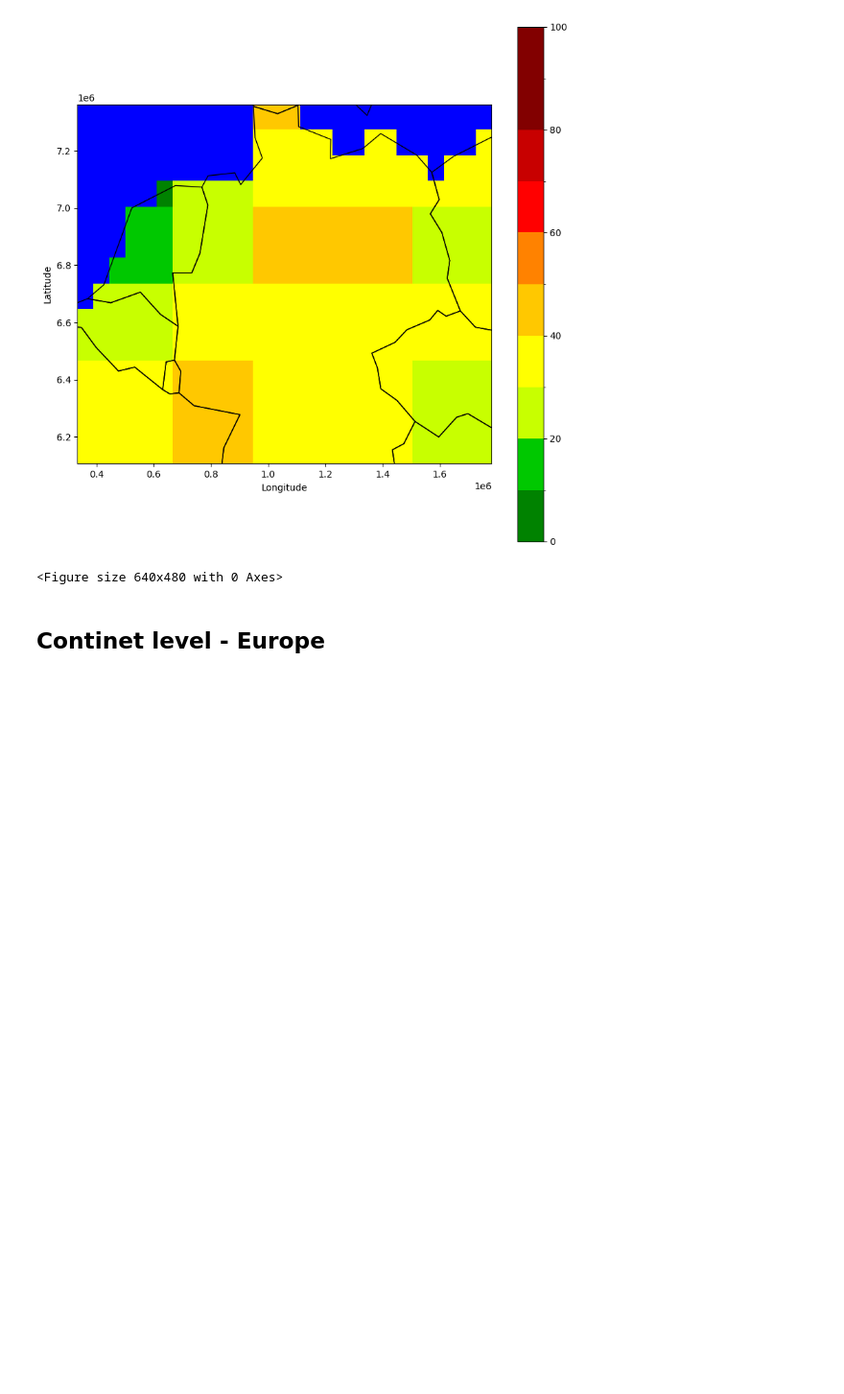
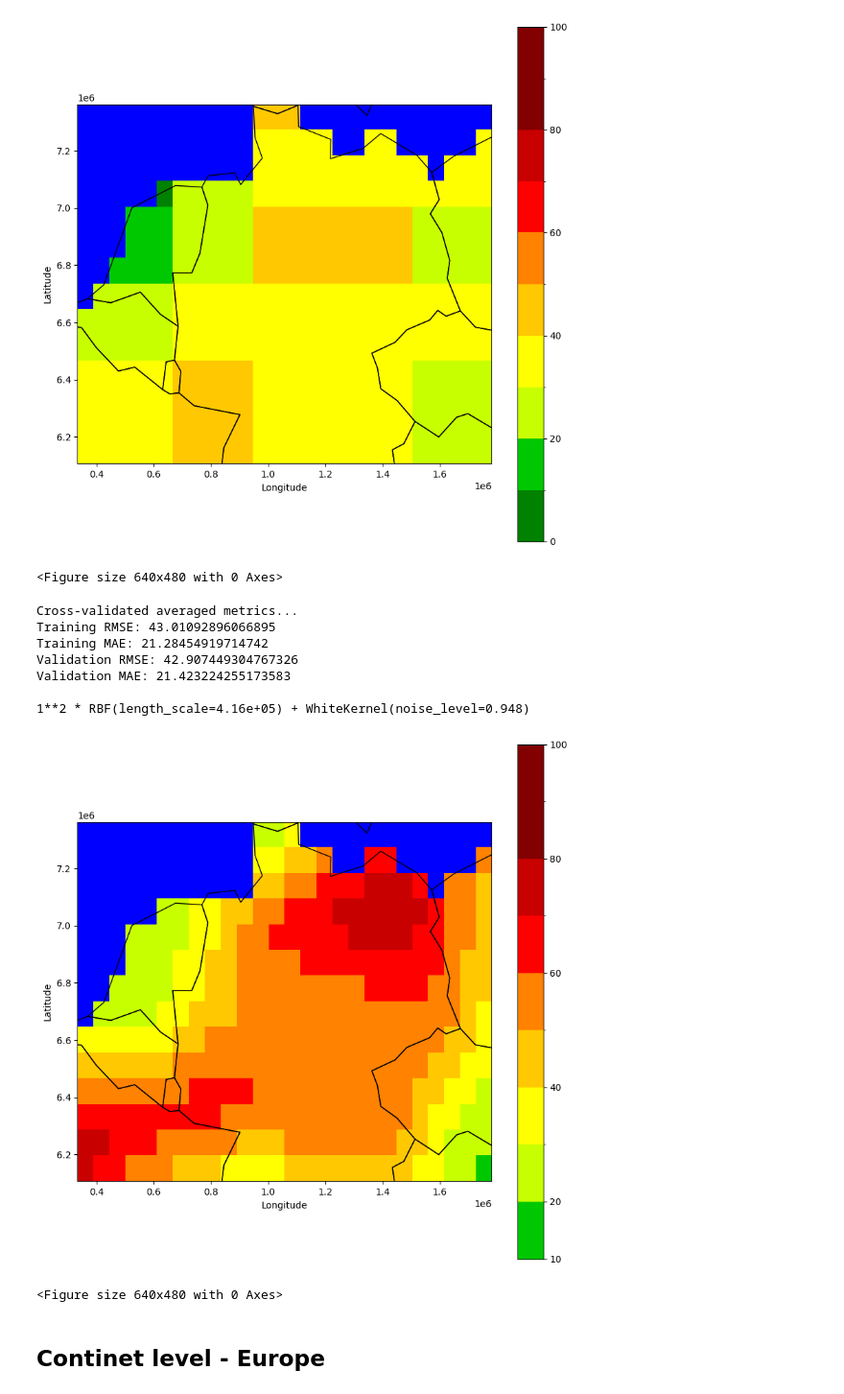
Before and after one commit to Hitchwiki/hitchmap-data, a Jupyter notebook: visualization/predictors/heatchmap.ipynb, the cells around one changed output. Shown at 96% size. Drawn from its saved outputs; the diff is of its cells as text; code cells hidden in the pictures; blank space fills up the shorter version.

```diff
--- a/visualization/predictors/heatchmap.ipynb
+++ b/visualization/predictors/heatchmap.ipynb
@@ -313,16 +306,26 @@ Validation MAE: 24.329956706206097
 # %%
 X = points[['lon', 'lat']].values
 y = points['wait'].values
 
 kernel = ConstantKernel(constant_value=1.0**2, constant_value_bounds='fixed') * RBF(
     length_scale_bounds=(1e4, 1e6)
 ) + WhiteKernel(noise_level_bounds=(1e-1, 1e1))
 
 
 gpr = get_gpr(kernel)
 gpr = evaluate_cv(estimator=gpr, X=X, y=y)
 print(gpr.regressor_.kernel_)
-map_from_model(gpr, region=region)
+map_from_model(gpr, region=region, show_uncertainties=True)
+# %% [output]
+Cross-validated averaged metrics...
+Training RMSE: 43.01092896066895
+Training MAE: 21.28454919714742
+Validation RMSE: 42.907449304767326
+Validation MAE: 21.423224255173583
+
+1**2 * RBF(length_scale=4.16e+05) + WhiteKernel(noise_level=0.948)
+[figure, added]
+<Figure size 640x480 with 0 Axes>
 # %% [markdown]
 ## Continet level - Europe
 # %%
```
Also changed, not shown: parts of 19 cells of this notebook, 7 other files.
